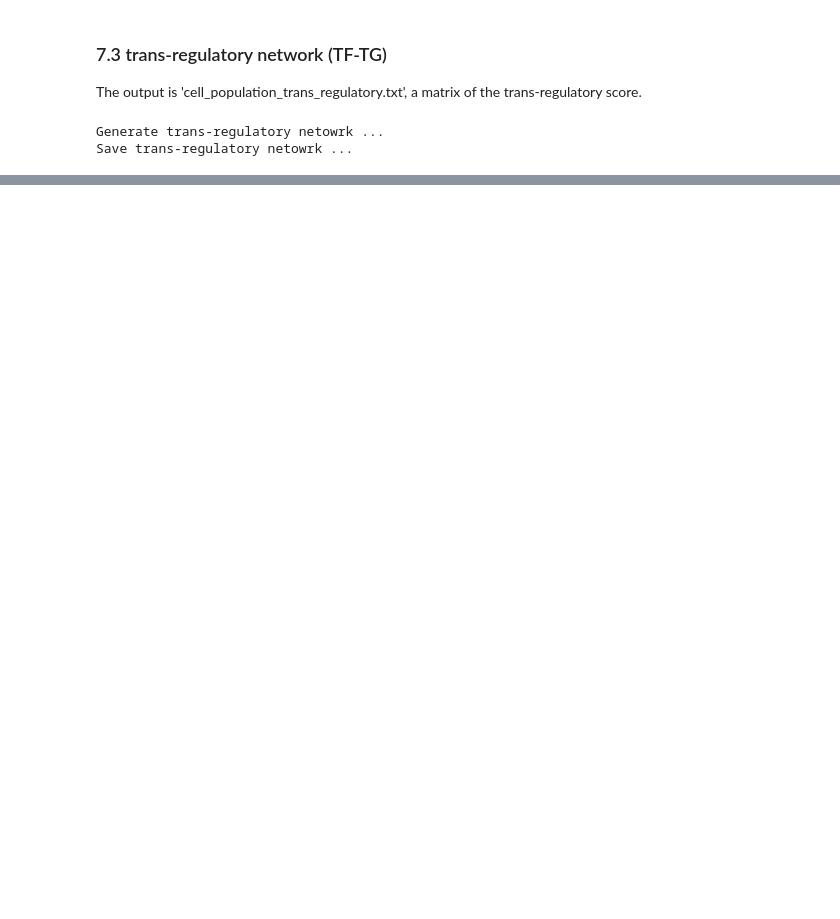
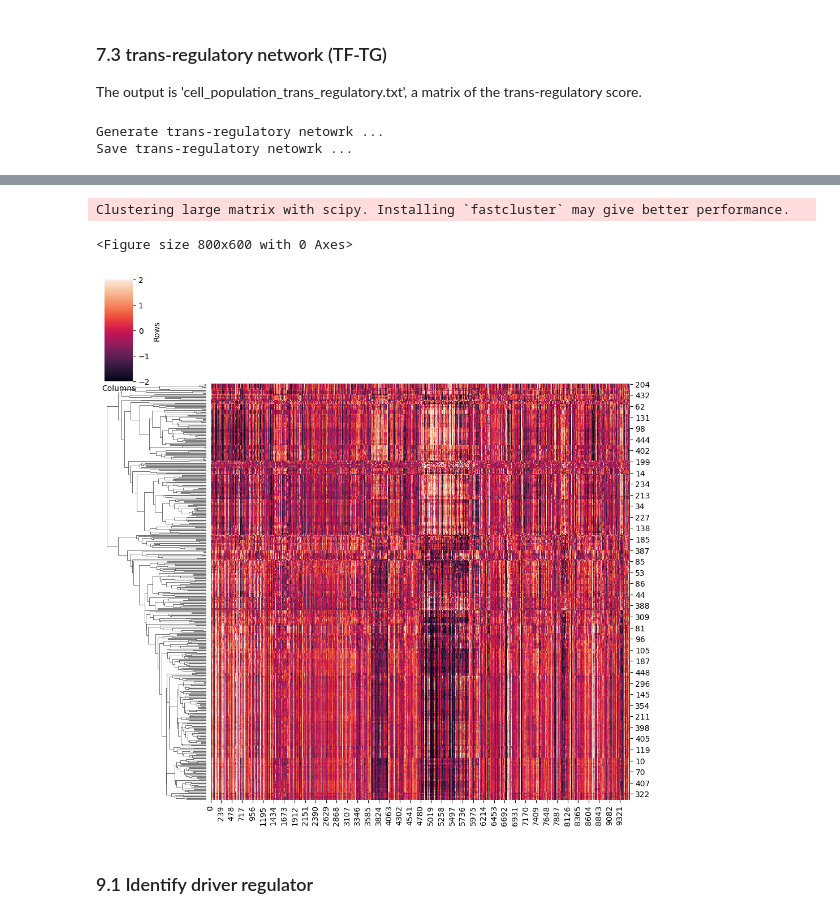
Before and after one commit to emvg/LINGER, a Jupyter notebook: notebooks/PBMCs_tutorial.ipynb, the cells around one changed output, grey strips where cells are left out. Cells and saved outputs as stored; diff of their text form; code cells hidden in the pictures; blank space fills up the shorter version.

```diff
--- a/notebooks/PBMCs_tutorial.ipynb
+++ b/notebooks/PBMCs_tutorial.ipynb
@@ -466,11 +470,11 @@ import os
 from LingerGRN.preprocess import *
 
 #Datadir = os.path.join(os.getcwd(), 'LINGER_data/')
-Datadir = "/globalscratch/ucl/inma/vangysel/" + "LINGER_data/"
+Datadir = "/globalsc/ucl/inma/vangysel/Linger/" + "LINGER_data/"
 GRNdir = Datadir + 'data_bulk/'
 genome = 'hg38'
 #outdir = '/LINGER_output/'  # output directory
-outdir = "/globalscratch/ucl/inma/vangysel/" + "LINGER_output/"
+outdir = "/globalsc/ucl/inma/vangysel/Linger/" + "LINGER_output/"
 method = 'baseline'         # or 'LINGER'
 # %%
 preprocess(TG_pseudobulk, RE_pseudobulk, GRNdir, genome, method, outdir)
@@ -539,0 +624,2 @@ tf_tg.head()
+# %%
+network = 'naive CD4 T cells'
@@ -539,0 +632,5 @@ tf_tg.head()
+# %%
+from LingerGRN.TF_activity import *
+import anndata
+#adata_RNA = anndata.read_h5ad('data/adata_RNA.h5ad')
+TF_activity = regulon(outdir,adata_RNA,GRNdir,network,genome)
@@ -539,0 +649,9 @@ tf_tg.head()
+# %%
+save=True
+heatmap_cluster(TF_activity,adata_RNA,save,outdir)
+# %% [output]
+Clustering large matrix with scipy. Installing `fastcluster` may give better performance.
+<Figure size 800x600 with 0 Axes>
+[figure, added]
+# %% [markdown]
+### 9.1 Identify driver regulator
```
Also changed, not shown: parts of 39 cells of this notebook.
